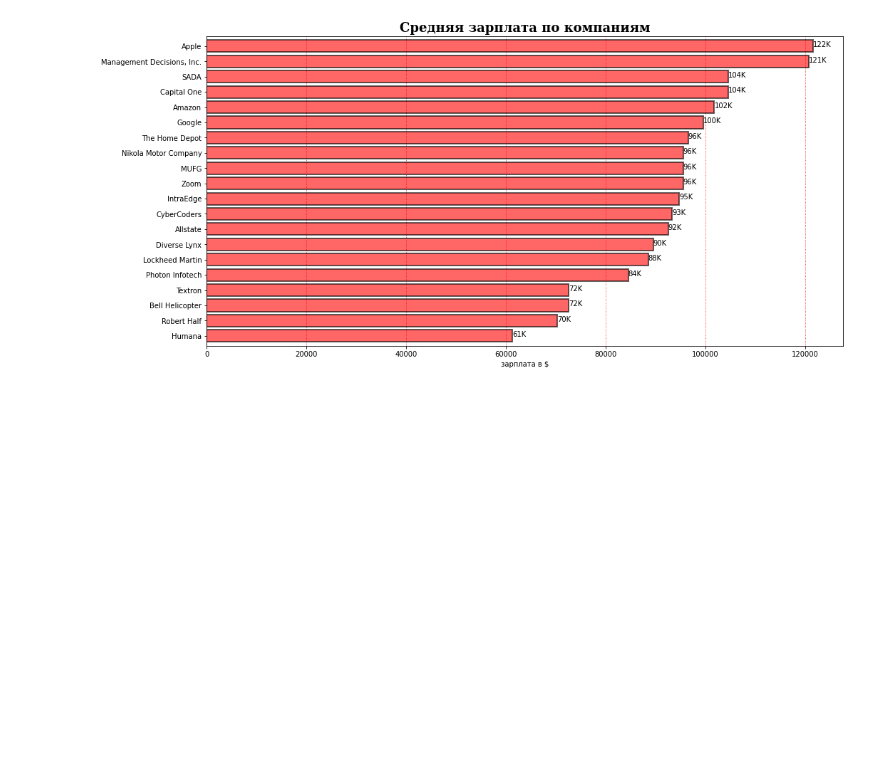
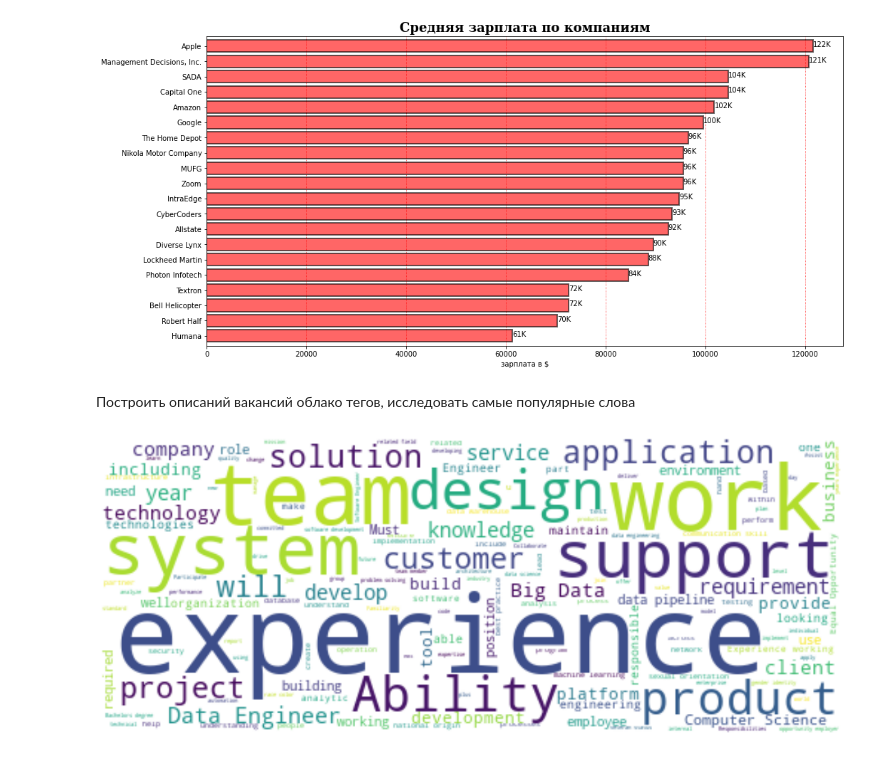
Before and after one commit to vzorspb/DE_Sprint, a Jupyter notebook: Task_1_6.ipynb, the cells around one changed output. Saved outputs shown, nothing was run; the diff lists cells and outputs as text; code cells hidden in the pictures; blank space fills up the shorter version.

```diff
--- a/Task_1_6.ipynb
+++ b/Task_1_6.ipynb
@@ -5,9 +5,10 @@
 # %%
 import pandas as pd
 import numpy as np
-
+text=''
 df=pd.read_csv('/content/DataEngineer.csv')
 for index, row in df.iterrows():
+    text=text+row['Job Description']
     df.at[index,'Company Name']= row['Company Name'].split('\r\n')[0]
     if row['Founded']==-1:
        df.loc[index,'Founded']=np.nan
@@ -34,5 +35,3 @@ industry_list=df.groupby('Industry').agg(agg).reset_index().sort_values([('Indus
 agg ={'Rating':['count']}
 rating_list=df.groupby('Rating').agg(agg).reset_index().sort_values([('Rating','count')],ascending=False)
 #dataset_size=len(df)
-
-df
@@ -203,3 +188,24 @@ plt.xlabel('зарплата в $')
 plt.show()
 # %% [output]
 [figure]
+# %% [markdown]
+Построить описаний вакансий облако тегов, исследовать самые популярные слова
+# %%
+from wordcloud import WordCloud
+import random
+from PIL import Image
+import matplotlib
+
+
+
+text = text.replace(',', '').replace('[', '').replace("'", '').replace(']', '').replace('.', '')
+
+wordcloud = WordCloud(background_color = 'white', width = 500,  height = 200, max_words = 150).generate(text)
+
+plt.figure( figsize=(15,15))
+plt.imshow(wordcloud, interpolation = 'bilinear')
+plt.axis('off')
+plt.tight_layout(pad=0)
+plt.show()
+# %% [output]
+[figure, added]
```
Also changed, not shown: parts of 1 cell of this notebook.
